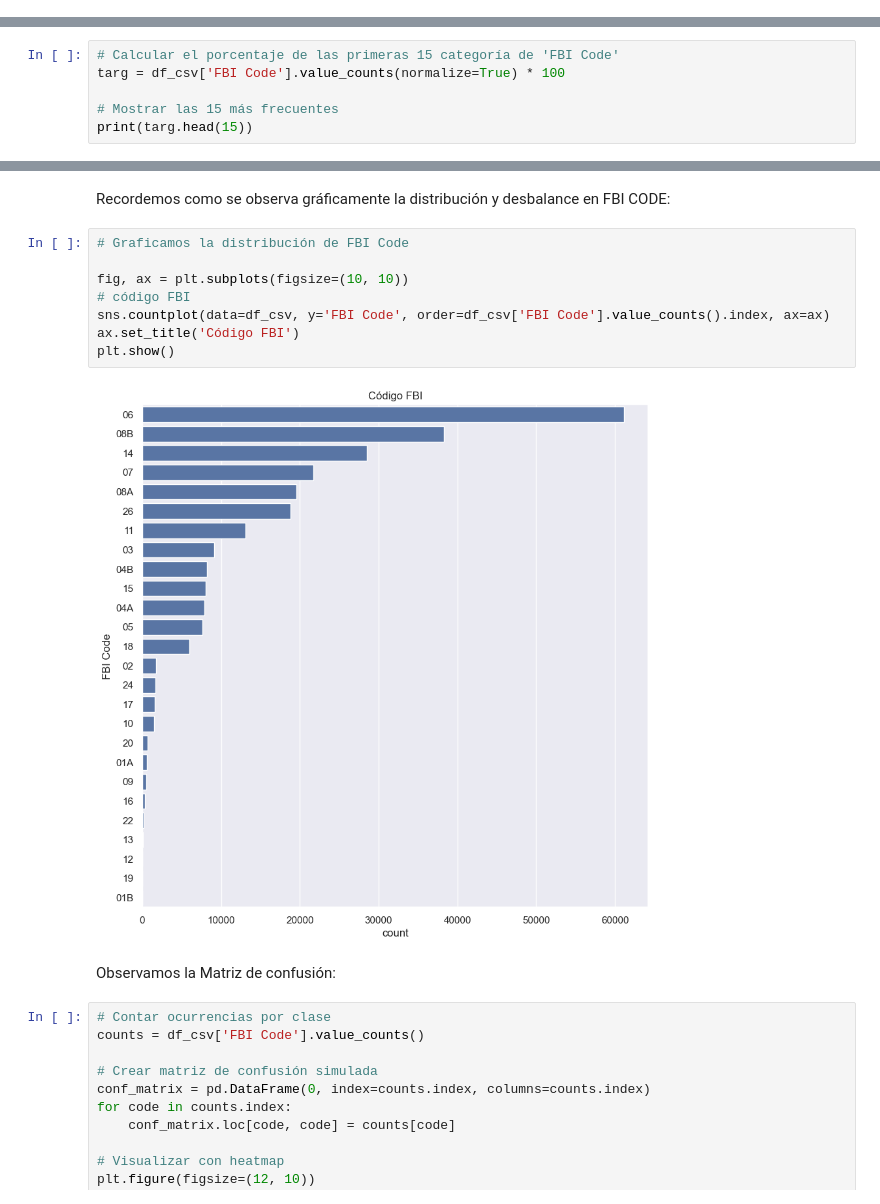
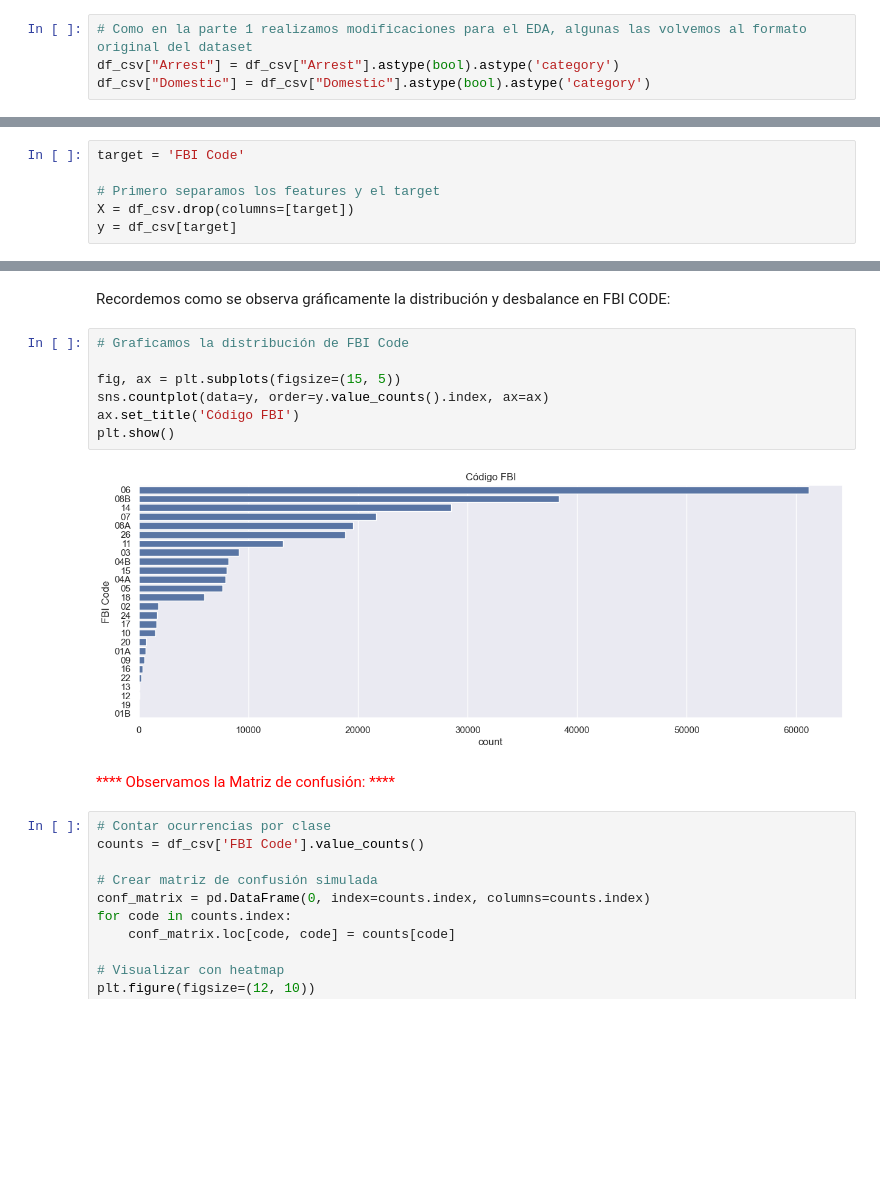
Before and after one commit to gjmv/CEIA_2025_B2_AdD_TP, a Jupyter notebook: TP_parte2.ipynb, the cells around one changed output, grey strips where cells are left out. Cells and saved outputs as stored; diff of their text form; blank space fills up the shorter version.

```diff
--- a/TP_parte2.ipynb
+++ b/TP_parte2.ipynb
@@ -58,3 +59,7 @@ Data columns (total 18 columns):
  17  Month                 256840 non-null  int32
 dtypes: category(9), datetime64[ns](1), float64(2), int32(4), int64(2)
 memory usage: 18.9 MB
+# %%
+# Como en la parte 1 realizamos modificaciones para el EDA, algunas las volvemos al formato original del dataset
+df_csv["Arrest"] = df_csv["Arrest"].astype(bool).astype('category')
+df_csv["Domestic"] = df_csv["Domestic"].astype(bool).astype('category')
@@ -64,6 +73,6 @@ Considerando a FBI Code como la variable target analizamos el desbalance entre c
 # %%
-# Calcular el porcentaje de las primeras 15 categoría de 'FBI Code'
-targ = df_csv['FBI Code'].value_counts(normalize=True) * 100
+target = 'FBI Code'
 
-# Mostrar las 15 más frecuentes
-print(targ.head(15))
+# Primero separamos los features y el target
+X = df_csv.drop(columns=[target])
+y = df_csv[target]
@@ -90,15 +81,14 @@ Recordemos como se observa gráficamente la distribución y desbalance en FBI CO
 # %%
 # Graficamos la distribución de FBI Code
 
-fig, ax = plt.subplots(figsize=(10, 10))
-# código FBI
-sns.countplot(data=df_csv, y='FBI Code', order=df_csv['FBI Code'].value_counts().index, ax=ax)
+fig, ax = plt.subplots(figsize=(15, 5))
+sns.countplot(data=y, order=y.value_counts().index, ax=ax)
 ax.set_title('Código FBI')
 plt.show()
 # %% [output]
-[figure, old version]
+[figure, new version]
 # %% [markdown]
-Observamos la Matriz de confusión:
+<span style="color:red"> **** Observamos la Matriz de confusión: ****</span>
 # %%
 # Contar ocurrencias por clase
 counts = df_csv['FBI Code'].value_counts()
```
Also changed, not shown: parts of 50 cells of this notebook.
